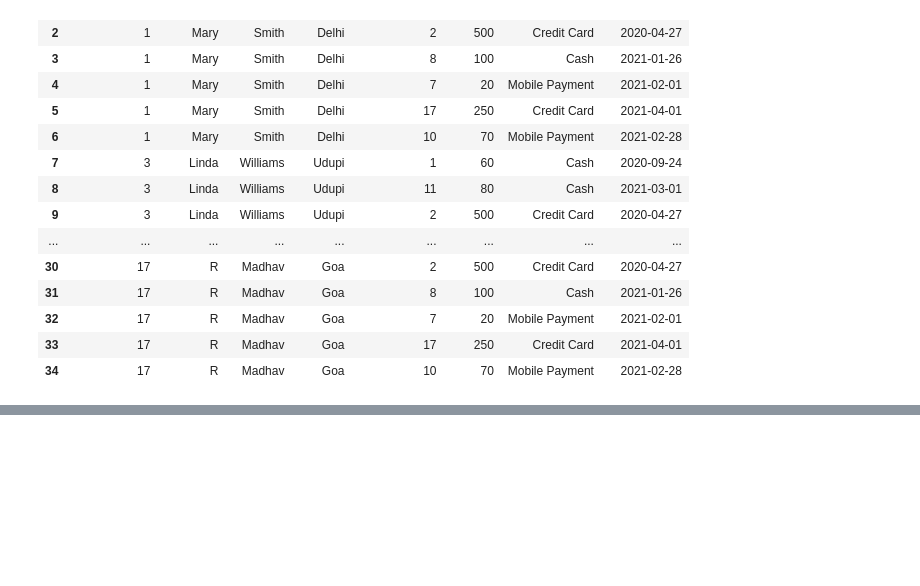
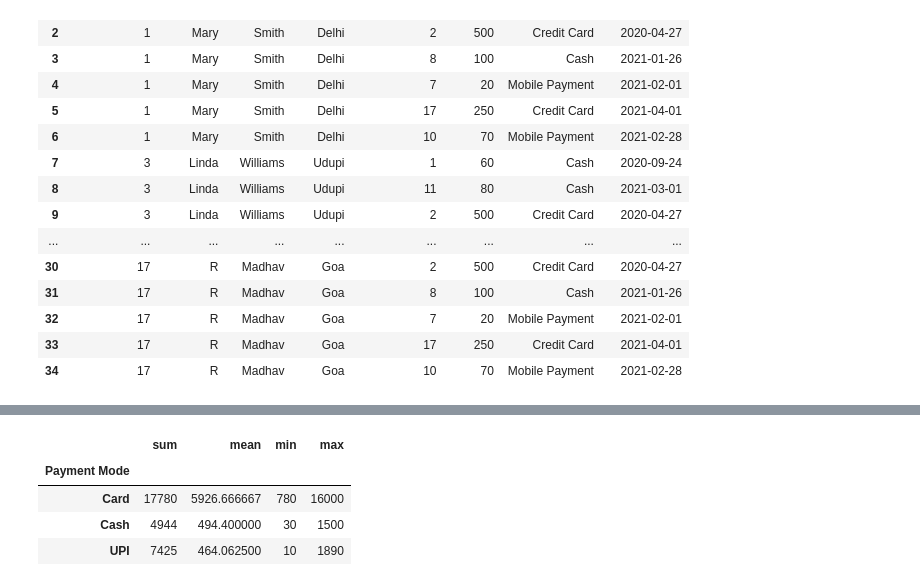
Before and after one commit to ramyad05/Python-DataScience, a Jupyter notebook: Pandas/PandasPhase4.ipynb, the cells around one changed output, grey strips where cells are left out. Saved outputs shown, nothing was run; the diff lists cells and outputs as text; code cells hidden in the pictures; blank space fills up the shorter version.

```diff
--- a/Pandas/PandasPhase4.ipynb
+++ b/Pandas/PandasPhase4.ipynb
@@ -176,3 +173,9 @@ pd.merge(left=customer, right=payment, how='cross')
 | 32 | 17 | R | Madhav | Goa | 7 | 20 | Mobile Payment | 2021-02-01 |
 | 33 | 17 | R | Madhav | Goa | 17 | 250 | Credit Card | 2021-04-01 |
 | 34 | 17 | R | Madhav | Goa | 10 | 70 | Mobile Payment | 2021-02-28 |
+# %%
+exp=pd.read_excel("subdata_pandas/expense (1).xlsx")
+exp.head(5)
+
+# Create a DataFrame containing the total expense of each category.
+exp.groupby("Category")['Amount'].agg(['sum'])
@@ -178,0 +212,10 @@ pd.merge(left=customer, right=payment, how='cross')
+# %%
+
+# Show total, average, minimum and maximum transaction amount for each payment mode.
+exp.groupby("Payment Mode")['Amount'].agg(['sum','mean','min','max'])
+# %% [output]
+|  | sum | mean | min | max |
+| Payment Mode |  |  |  |  |
+| Card | 17780 | 5926.666667 | 780 | 16000 |
+| Cash | 4944 | 494.400000 | 30 | 1500 |
+| UPI | 7425 | 464.062500 | 10 | 1890 |
```
Also changed, not shown: parts of 4 cells of this notebook, 8 other files.
